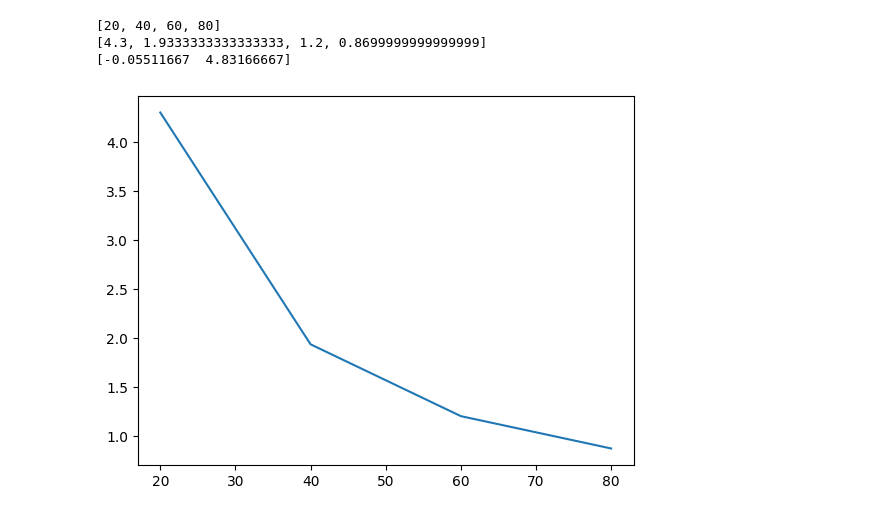
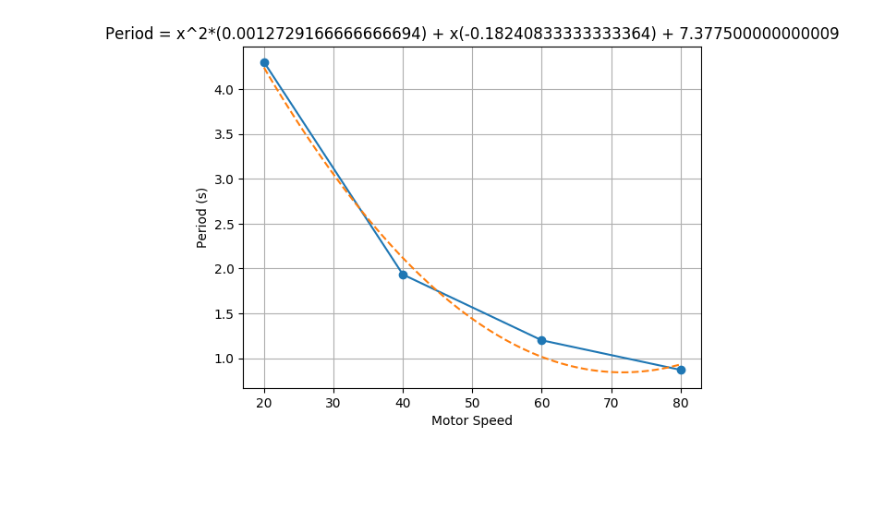
Before and after one commit to DivyR/PHY294_Labs, a Jupyter notebook: lab01/src/processing.ipynb, the cells around one changed output. Cells and saved outputs as stored; diff of their text form; code cells hidden in the pictures; blank space fills up the shorter version.

```diff
--- a/lab01/src/processing.ipynb
+++ b/lab01/src/processing.ipynb
@@ -18,15 +19,25 @@ plt.style.use("default")
 # %%
 # Deriving a relationship between motor speed and period.
 motorSpeed = [i for i in range(20, 100, 20)]
-print(motorSpeed)
+# print(motorSpeed)
 periods = [4.3, 5.8/3, 6.0/5, 8.7/10]
-print(periods)
-plt.plot(motorSpeed, periods)
+# print(periods)
 
-z = np.polyfit(motorSpeed, periods, deg=1)
-print(z)
+z = np.polyfit(motorSpeed, periods, deg=2)
+# generate line of best fit
+p = np.poly1d(z)
+xp = np.linspace(min(motorSpeed), max(motorSpeed), 100)
+
+# plot
+fig = plt.figure()
+ax = fig.add_subplot(111)
+ax.set_xlabel("Motor Speed")
+ax.set_ylabel("Period (s)")
+ax.grid(True)
+ax.set_title("Period = x^2*({}) + x({}) + {}".format(z[0], z[1], z[2]))
+ax.plot(motorSpeed, periods, "-o")
+ax.plot( xp, p(xp), "--")
+# show figure
+fig.show()
 # %% [output]
-[20, 40, 60, 80]
-[4.3, 1.9333333333333333, 1.2, 0.8699999999999999]
-[-0.05511667  4.83166667]
-[figure, old version]
+[figure, new version]
```
Also changed, not shown: parts of 3 cells of this notebook, 1 other file.
